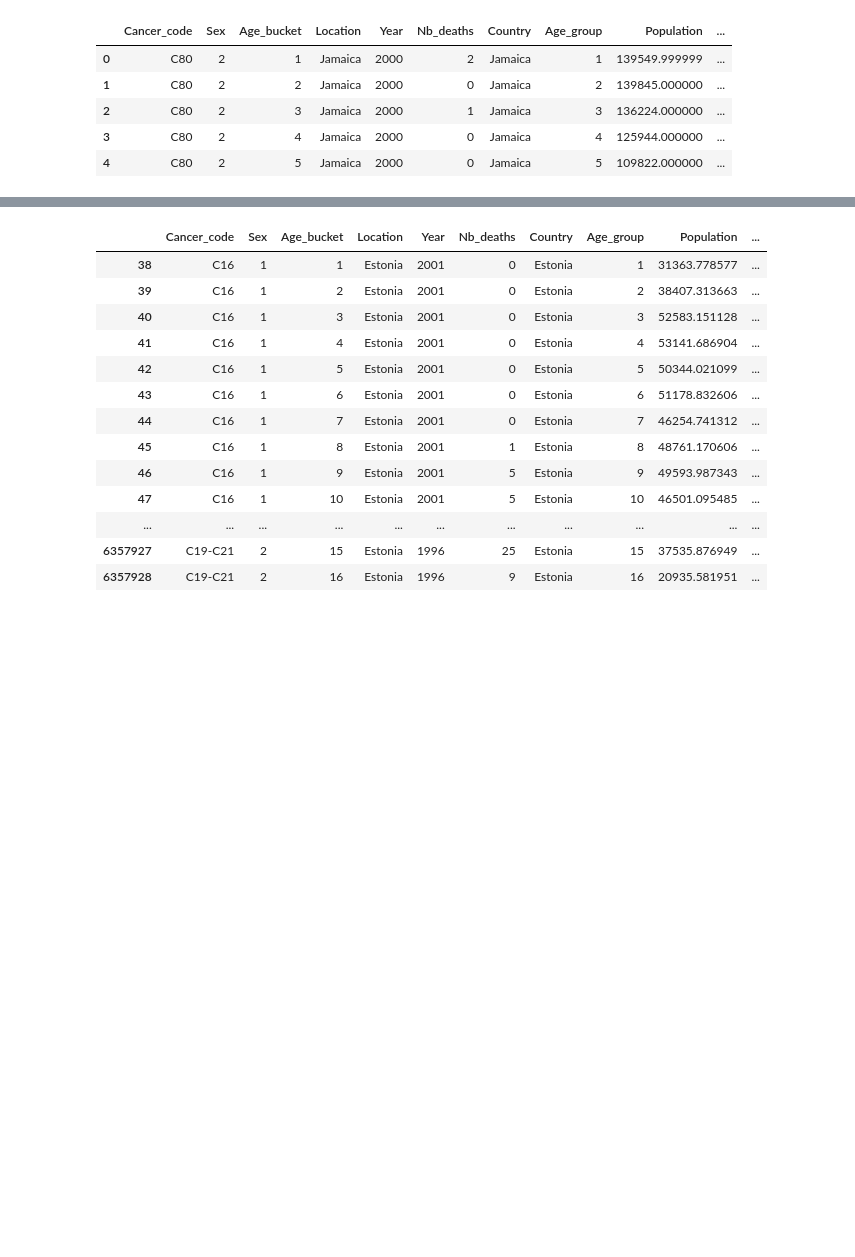
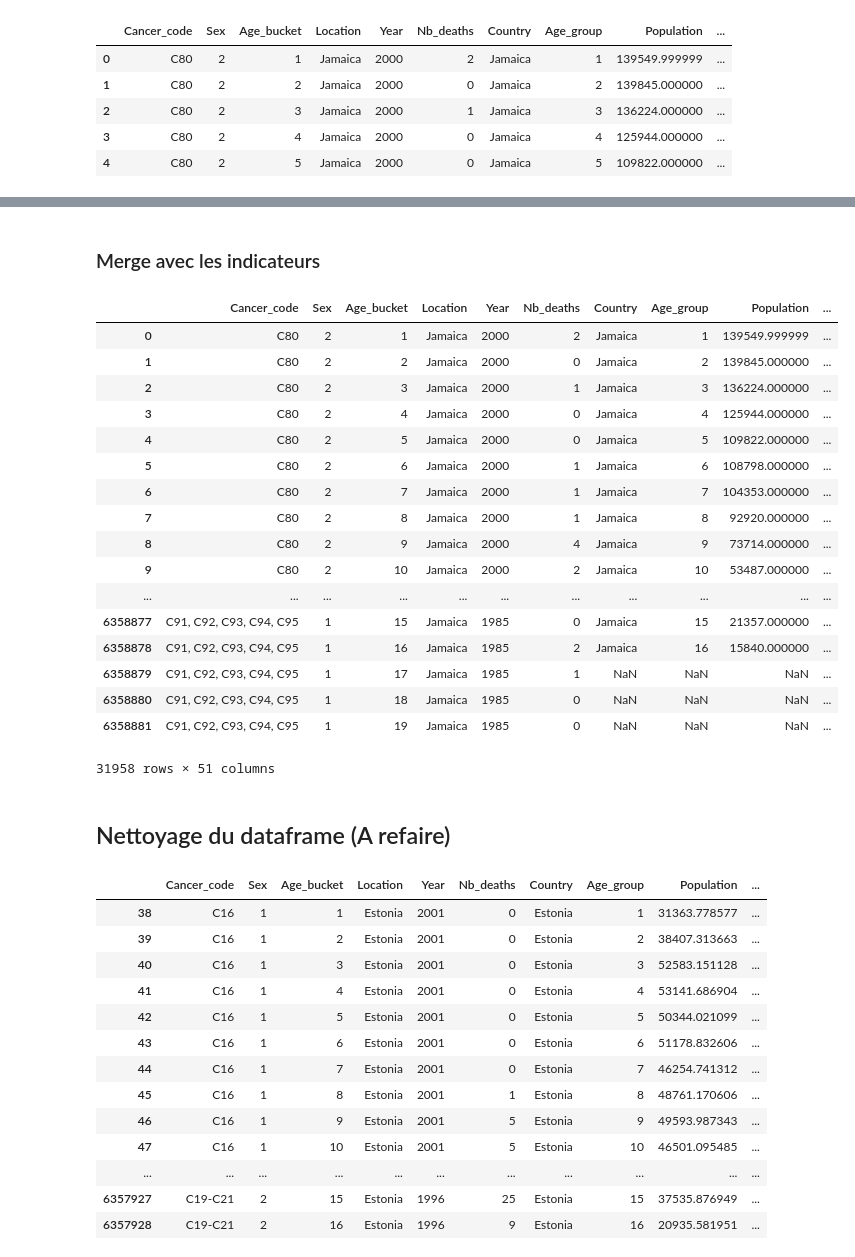
Before and after one commit to assitanDiarra/ENSAE_Python, a Jupyter notebook: exploration_Assitan.ipynb, the cells around one changed output, grey strips where cells are left out. Saved outputs shown, nothing was run; the diff lists cells and outputs as text; code cells hidden in the pictures; blank space fills up the shorter version.

```diff
--- a/exploration_Assitan.ipynb
+++ b/exploration_Assitan.ipynb
@@ -216,0 +251,2 @@ df['Mortality_rate']=df['Mortality_rate']*100000
+# %% [markdown]
+### Merge avec les indicateurs
@@ -217,3 +260,26 @@ df['Mortality_rate']=df['Mortality_rate']*100000
+# %%
+df2[df2['Location']=='Jamaica']
+# %% [output]
+|  | Cancer_code | Sex | Age_bucket | Location | Year | Nb_deaths | Country | Age_group | Population | ... |
+| 0 | C80 | 2 | 1 | Jamaica | 2000 | 2 | Jamaica | 1 | 139549.999999 | ... |
+| 1 | C80 | 2 | 2 | Jamaica | 2000 | 0 | Jamaica | 2 | 139845.000000 | ... |
+| 2 | C80 | 2 | 3 | Jamaica | 2000 | 1 | Jamaica | 3 | 136224.000000 | ... |
+| 3 | C80 | 2 | 4 | Jamaica | 2000 | 0 | Jamaica | 4 | 125944.000000 | ... |
+| 4 | C80 | 2 | 5 | Jamaica | 2000 | 0 | Jamaica | 5 | 109822.000000 | ... |
+| 5 | C80 | 2 | 6 | Jamaica | 2000 | 1 | Jamaica | 6 | 108798.000000 | ... |
+| 6 | C80 | 2 | 7 | Jamaica | 2000 | 1 | Jamaica | 7 | 104353.000000 | ... |
+| 7 | C80 | 2 | 8 | Jamaica | 2000 | 1 | Jamaica | 8 | 92920.000000 | ... |
+| 8 | C80 | 2 | 9 | Jamaica | 2000 | 4 | Jamaica | 9 | 73714.000000 | ... |
+| 9 | C80 | 2 | 10 | Jamaica | 2000 | 2 | Jamaica | 10 | 53487.000000 | ... |
+| ... | ... | ... | ... | ... | ... | ... | ... | ... | ... | ... |
+| 6358877 | C91, C92, C93, C94, C95 | 1 | 15 | Jamaica | 1985 | 0 | Jamaica | 15 | 21357.000000 | ... |
+| 6358878 | C91, C92, C93, C94, C95 | 1 | 16 | Jamaica | 1985 | 2 | Jamaica | 16 | 15840.000000 | ... |
+| 6358879 | C91, C92, C93, C94, C95 | 1 | 17 | Jamaica | 1985 | 1 | NaN | NaN | NaN | ... |
+| 6358880 | C91, C92, C93, C94, C95 | 1 | 18 | Jamaica | 1985 | 0 | NaN | NaN | NaN | ... |
+| 6358881 | C91, C92, C93, C94, C95 | 1 | 19 | Jamaica | 1985 | 0 | NaN | NaN | NaN | ... |
+31958 rows × 51 columns
+# %% [markdown]
+## Nettoyage du dataframe (A refaire)
 # %%
 df[df['Location']=='Estonia']
 # %% [output]
```
Also changed, not shown: parts of 49 cells of this notebook.
